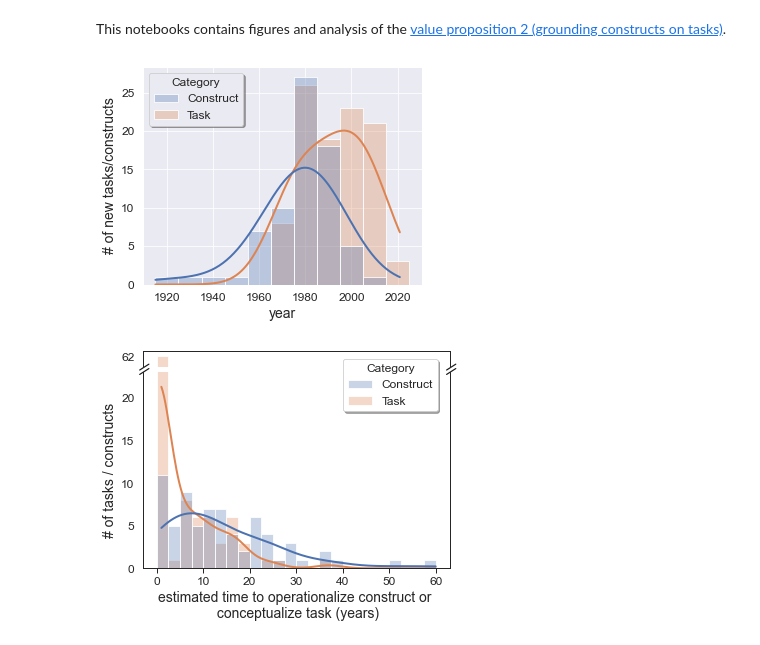
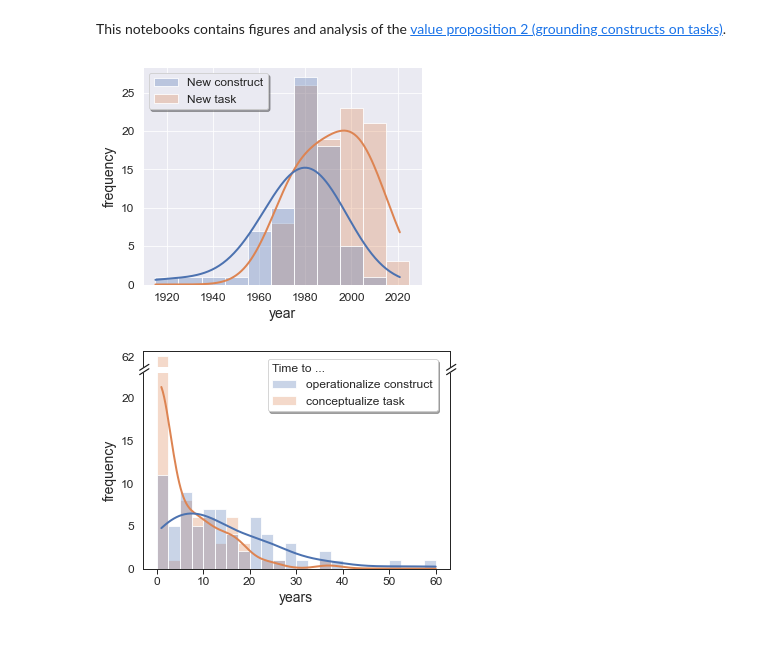
Before and after one commit to morteza/CogText, a Jupyter notebook: notebooks/CogSci2022/Figure 1.ipynb, the cells around one changed output. Cells and saved outputs as stored; diff of their text form; code cells hidden in the pictures.

```diff
--- a/notebooks/CogSci2022/Figure 1.ipynb
+++ b/notebooks/CogSci2022/Figure 1.ipynb
@@ -34,11 +34,11 @@ g = sns.histplot(
 
 g.set(
     xlabel='year',
-    ylabel='# of new tasks or constructs',
+    ylabel='number of new tasks or constructs',
     # title='First publication year of tasks or constructs',
 )
 
-plt.ylabel('# of new tasks/constructs', fontsize=14)
+plt.ylabel('frequency', fontsize=14)
 plt.xlabel('year', fontsize=14)
 plt.xticks(fontsize=12)
 plt.yticks(fontsize=12)
@@ -46,14 +46,15 @@ plt.yticks(fontsize=12)
 legend = ax.get_legend()
 legend.remove()
 ax.legend(legend.legendHandles,
-          ['Construct','Task'], title='Category',
+          ['New construct','New task'], title=None,
           title_fontsize=12,
           shadow=True,
           fontsize=12)
+ax.get_legend()._legend_box.align = 'left'
 
 plt.show()
 # %% [output]
-[figure, old version]
+[figure, new version]
 # %%
 def first_opcon_year(articles):
 
@@ -118,12 +119,14 @@ sns.histplot(
 
 legend = ax2.get_legend()
 legend.remove()
-ax2.legend(legend.legendHandles,
-          ['Construct','Task'], title='Category',
+legend = ax2.legend(legend.legendHandles,
+          ['operationalize construct','conceptualize task'], title='Time to ...',
           title_fontsize=12,
           bbox_to_anchor=(.98, 1.1),
           shadow=True,
           fontsize=12)
+
+legend._legend_box.align = 'left'
 
 ax.set_ylim(60, 63)
 ax2.set_ylim(0, 23)
@@ -131,33 +134,33 @@ ax2.set_ylim(0, 23)
 ax.spines['bottom'].set_visible(False)
 ax2.spines['top'].set_visible(False)
 # ax.xaxis.tick_top()
 # ax.tick_params(labeltop=False)  # don't put tick labels at the top
 ax2.xaxis.tick_bottom()
 
 
-plt.ylabel('# of tasks / constructs', fontsize=14)
-plt.xlabel('estimated time to operationalize construct or \n conceptualize task (years)', fontsize=14)
+plt.ylabel('frequency', fontsize=14)
+plt.xlabel('years', fontsize=14)
 plt.xticks(fontsize=12)
 plt.yticks(fontsize=12)
 
 
 #
 d = .015  # how big to make the diagonal lines in axes coordinates
 # arguments to pass to plot, just so we don't keep repeating them
 kwargs = dict(transform=ax.transAxes, color='k', clip_on=False)
 ax.plot((-d + .005, +d + .005), (-d*12 + .005, +d*12 + 0.005), **kwargs)        # top-left diagonal
 ax.plot((1 - d + .005, 1 + d + .005), (-d*12  + .005, +d*12  + .005), **kwargs)  # top-right diagonal
 
 kwargs.update(transform=ax2.transAxes)  # switch to the bottom axes
 ax2.plot((-d + .005, +d + .005), (1 - d  + .005, 1 + d + .005), **kwargs)  # bottom-left diagonal
 ax2.plot((1 - d + .005, 1 + d + .005), (1 - d + .005, 1 + d + .005), **kwargs)  # bottom-right diagonal
 
 ax.set_yticks([62])
 ax.set_yticklabels([62], fontsize=12)
 ax2.set_yticks([0, 5, 10, 15, 20])
 plt.xticks(fontsize=12)
 ax.set(ylabel=None)
 
 plt.show()
 # %% [output]
-[figure, old version]
+[figure, new version]
```
Also changed, not shown: 7 other files.
